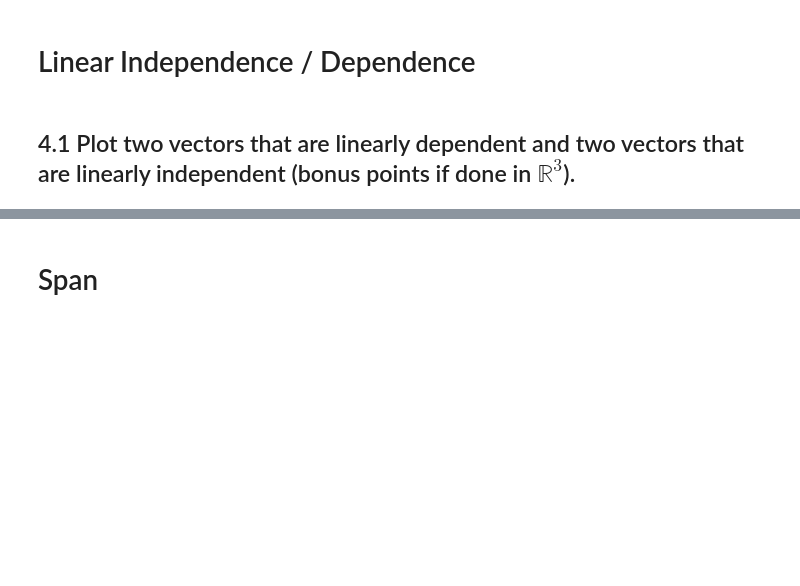
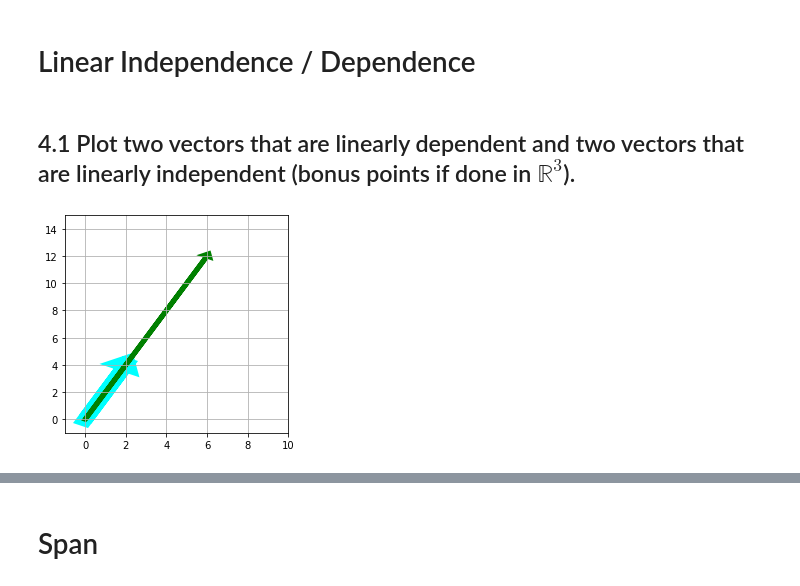
Before and after one commit to yestrella14/DS-Unit-1-Sprint-3-Linear-Algebra, a Jupyter notebook: LS_DS_132_Intermediate_Linear_Algebra_Assignment.ipynb, the cells around one changed output, grey strips where cells are left out. Cells and saved outputs as stored; diff of their text form; code cells hidden in the pictures; blank space fills up the shorter version.

```diff
--- a/LS_DS_132_Intermediate_Linear_Algebra_Assignment.ipynb
+++ b/LS_DS_132_Intermediate_Linear_Algebra_Assignment.ipynb
@@ -90,3 +204,25 @@ f = \begin{bmatrix} 4 & 12 & 11 & 9 & 2 \end{bmatrix}
 # Linear Independence / Dependence
 # %% [markdown]
 ## 4.1 Plot two vectors that are linearly dependent and two vectors that are linearly independent (bonus points if done in $\mathbb{R}^3$).
+# %%
+#Vectors that are linearly dependent
+#A vector that is the result of another vector times a scalar is considered linearly dependent
+v1 = [2, 4]
+v2 = np.multiply(v1, 3)
+
+
+fig, ax = plt.subplots(figsize=(4,4))
+ax.grid()
+plt.xlim(-1,10)
+plt.ylim(-1,15)
+
+for myvect, mycolor, width in [(v1, 'cyan', 15), (v2, 'green', 5)]:
+    plt.arrow(0,0,
+              myvect[0],
+              myvect[1],
+              head_width=.3,
+              head_length=0.2,
+              linewidth=width,
+              color=mycolor)
+# %% [output]
+[figure, added]
```
Also changed, not shown: parts of 18 cells of this notebook.
